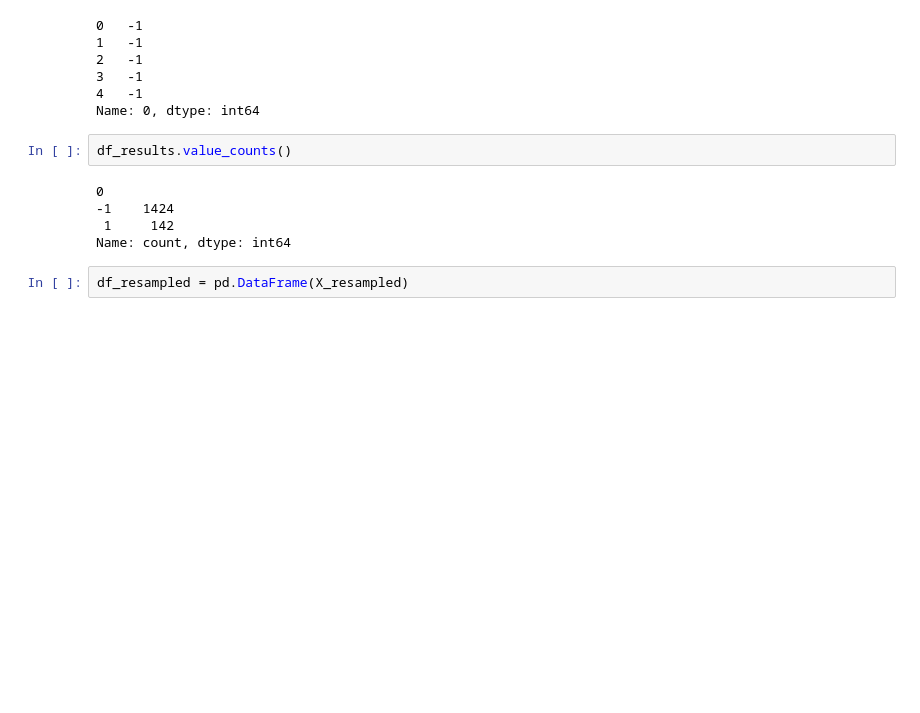
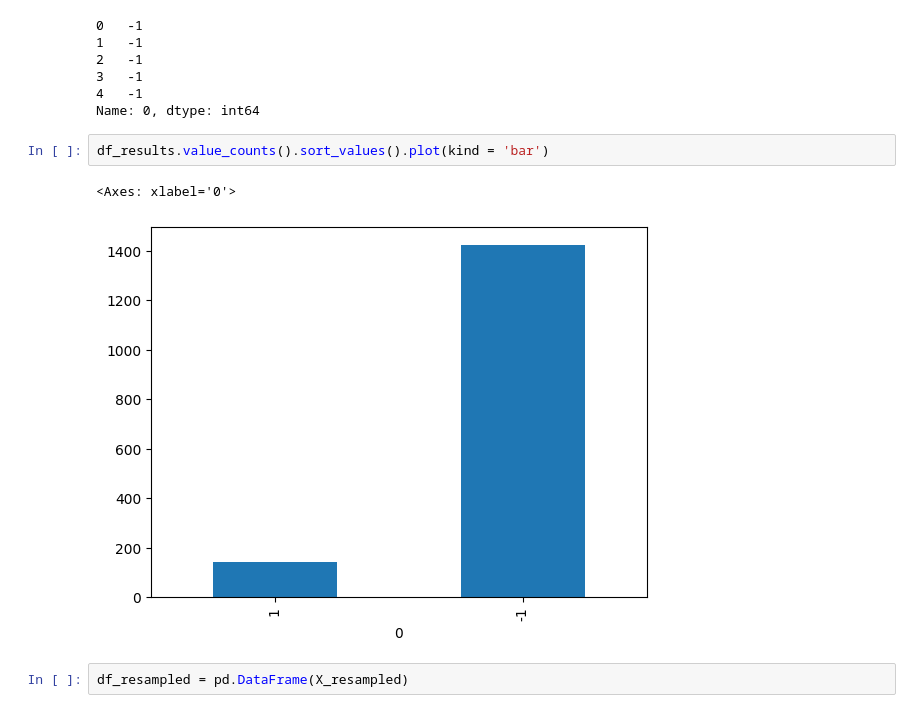
Before and after one commit to adityapuranik99/Peptide_Classification, a Jupyter notebook: Project_1/DL_Program_1_Library_Implementation.ipynb, the cells around one changed output. Drawn from its saved outputs; the diff is of its cells as text; blank space fills up the shorter version.

```diff
--- a/Project_1/DL_Program_1_Library_Implementation.ipynb
+++ b/Project_1/DL_Program_1_Library_Implementation.ipynb
@@ -123,12 +123,10 @@ df_results.head()
 4   -1
 Name: 0, dtype: int64
 # %%
-df_results.value_counts()
+df_results.value_counts().sort_values().plot(kind = 'bar')
 # %% [output]
-0
--1    1424
- 1     142
-Name: count, dtype: int64
+<Axes: xlabel='0'>
+[figure, added]
 # %%
 df_resampled = pd.DataFrame(X_resampled)
 # %%
```
Also changed, not shown: parts of 1 cell of this notebook, 4 other files.
